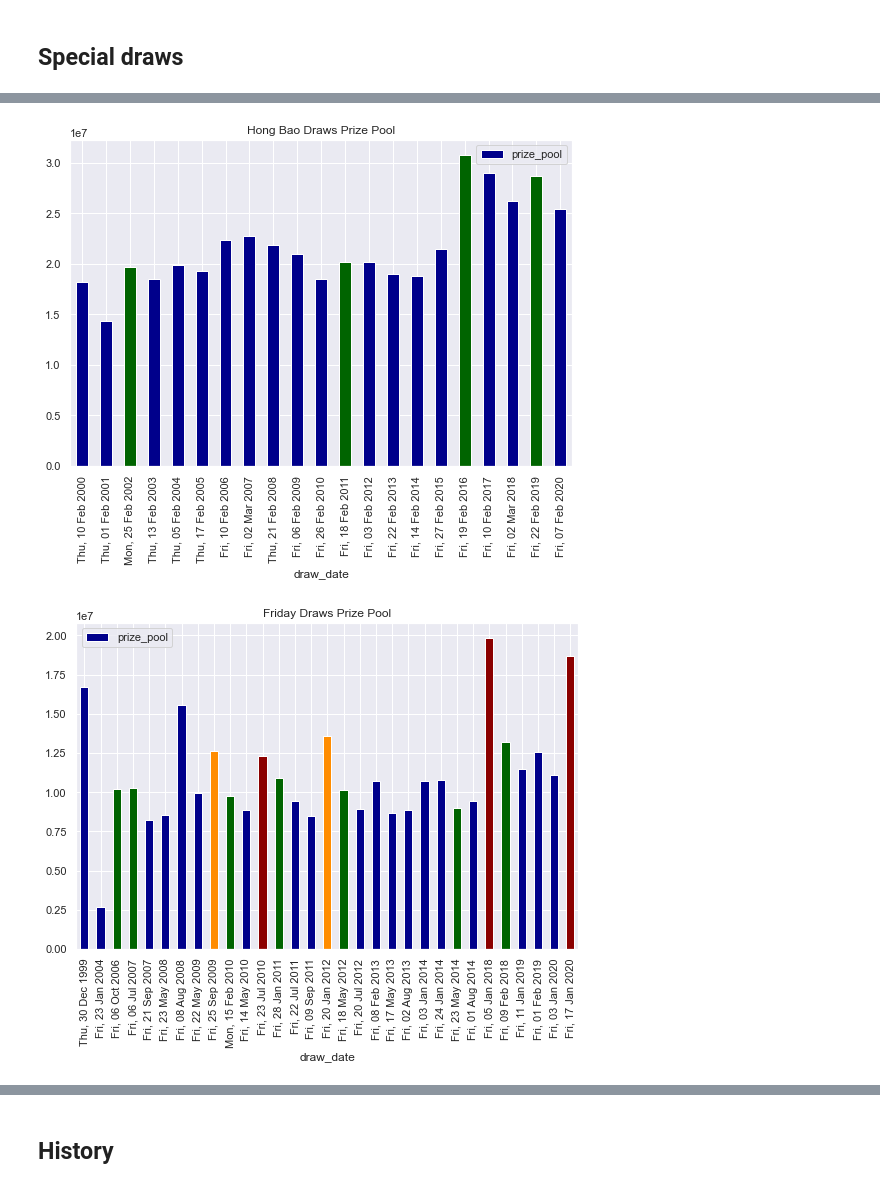
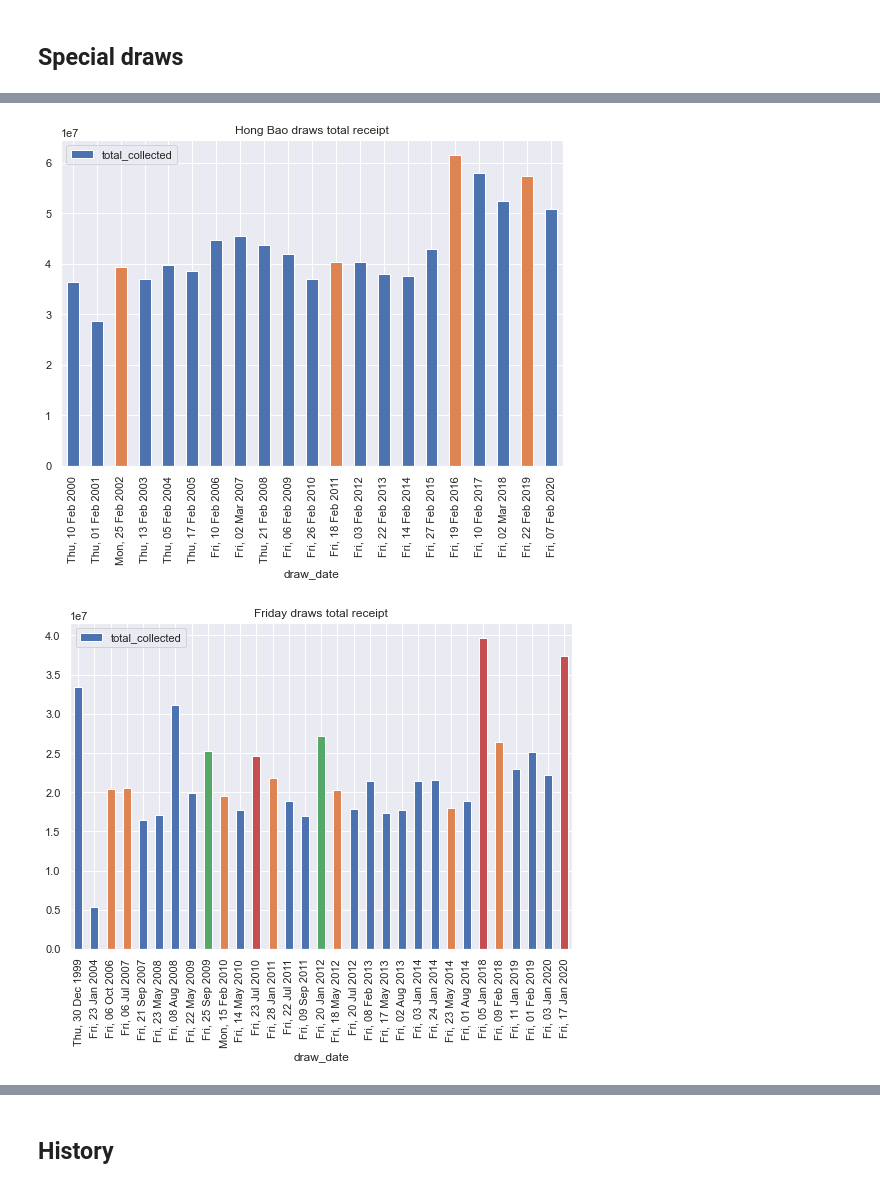
Before and after one commit to yongjun21/toto, a Jupyter notebook: notebooks/analysis.ipynb, the cells around one changed output, grey strips where cells are left out. Saved outputs shown, nothing was run; the diff lists cells and outputs as text; code cells hidden in the pictures.

```diff
--- a/notebooks/analysis.ipynb
+++ b/notebooks/analysis.ipynb
@@ -17,0 +22,3 @@ structure = pd.read_csv('../data/processed/structure.csv')
+# %%
+draws.insert(0, 'format', '456')
+draws.loc[draws.index >= 2995, 'format'] = '496'
@@ -18,9 +27,6 @@ structure = pd.read_csv('../data/processed/structure.csv')
 # %%
-draws['payoff'] = draws['total_distributed'] / (draws['prize_pool'] / 0.5)
-draws.loc[draws.index < 2995, 'format'] = '456'
-draws.loc[draws.index >= 2995, 'format'] = '496'
 numbers = draws.loc[:, 'win_1':'additional']
-draws.drop(columns=['win_1', 'win_2', 'win_3', 'win_4', 'win_5', 'win_6', 'additional'], inplace=True)
+draws.drop(columns=['win_1', 'win_2', 'win_3', 'win_4', 'win_5', 'win_6', 'additional', 'total_distributed', 'total_allocated'], inplace=True)
 # %%
 draws.head()
 # %% [output]
@@ -59,3 +67,13 @@ outlets.head()
 | 2 | 1340 | Group 1 | Milly Trading Store - Blk 374 Buk... | 1 | Ordinary Entry |
 | 3 | 1340 | Group 1 | Papillon Florist Pte Ltd - Blk 13... | 0 | Ordinary Entry |
 | 4 | 1342 | Group 1 | Vijaya Darshana Agency - 810 Geyl... | 1 | System 8 Entry |
+# %%
+shares['distributed'] = shares['shareAmount'] * shares['numberOfShares']
+shares['allocated'] = np.maximum(shares['distributed'], shares['shareAmount']) - shares['snowballed'].fillna(0) - shares['cascaded'].fillna(0)
+
+draws['total_distributed'] = shares.groupby('draw')['distributed'].sum()
+draws['total_allocated'] = shares.groupby('draw')['allocated'].sum()
+draws['total_collected'] = draws['prize_pool'] / 0.5
+draws['payoff'] = draws['total_distributed'] / draws['total_collected']
+
+pd.concat([draws.iloc[:, -4:-1].applymap('{:,.0f}'.format), draws['payoff']], axis=1).head()
@@ -170,8 +280,8 @@ draws['minimum'] = draws.index.isin(min_draws)
 # %%
 draws['unusual'] = draws['minimum'] | (draws['discrepency'] > 100000) | (draws['day_of_week'] == 5) | (draws['is_hong_bao'] == 1)
 usual_draws = draws[(draws.index < 3568) & ~draws['unusual']].copy()
-hong_baos_draws = draws[draws['is_hong_bao'] == 1].copy()
-fridays_draws = draws[draws['unusual'] & ~draws['minimum'] & (draws['is_hong_bao'] == 0)].copy()
+hong_bao_draws = draws[draws['is_hong_bao'] == 1].copy()
+friday_draws = draws[draws['unusual'] & ~draws['minimum'] & (draws['is_hong_bao'] == 0)].copy()
 # %% [markdown]
 ## Usual draws
 # %%
@@ -263,19 +388,12 @@ fridays_draws
 # %%
-color_map = {
-    0: 'darkblue',
-    1: 'darkgreen',
-    2: 'darkorange',
-    3: 'darkred'
-}
-
-ax = hong_baos_draws.plot.bar(x='draw_date', y='prize_pool', color=hong_baos_draws['consecutive'].map(color_map), figsize=(9, 6));
-ax.set_title('Hong Bao Draws Prize Pool');
+ax = hong_bao_draws.plot.bar(x='draw_date', y='total_collected', color=hong_bao_draws['consecutive'].map(color_map), figsize=(9, 6));
+ax.set_title('Hong Bao draws total receipt');
 # %% [output]
-[figure, old version]
+[figure, new version]
 # %%
-ax = fridays_draws.plot.bar(x='draw_date', y='prize_pool', color=fridays_draws['consecutive'].map(color_map), figsize=(9, 6));
-ax.set_title('Friday Draws Prize Pool');
+ax = friday_draws.plot.bar(x='draw_date', y='total_collected', color=friday_draws['consecutive'].map(color_map), figsize=(9, 6));
+ax.set_title('Friday draws total receipt');
 # %% [output]
-[figure, old version]
+[figure, new version]
 # %%
 wo_snowball = usual_draws[draws['consecutive'] == 0]
```
Also changed, not shown: parts of 95 cells of this notebook, 1 other file.
